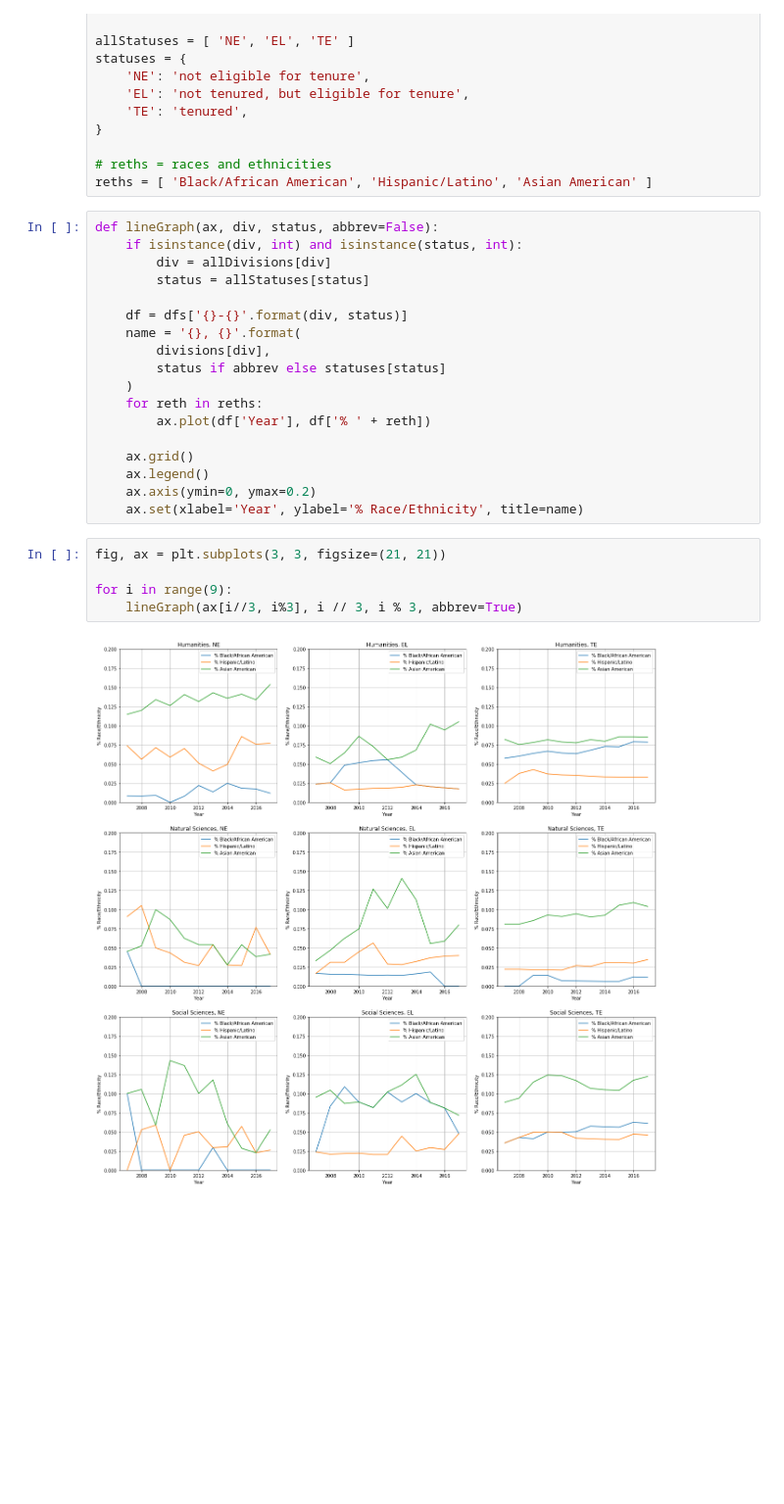
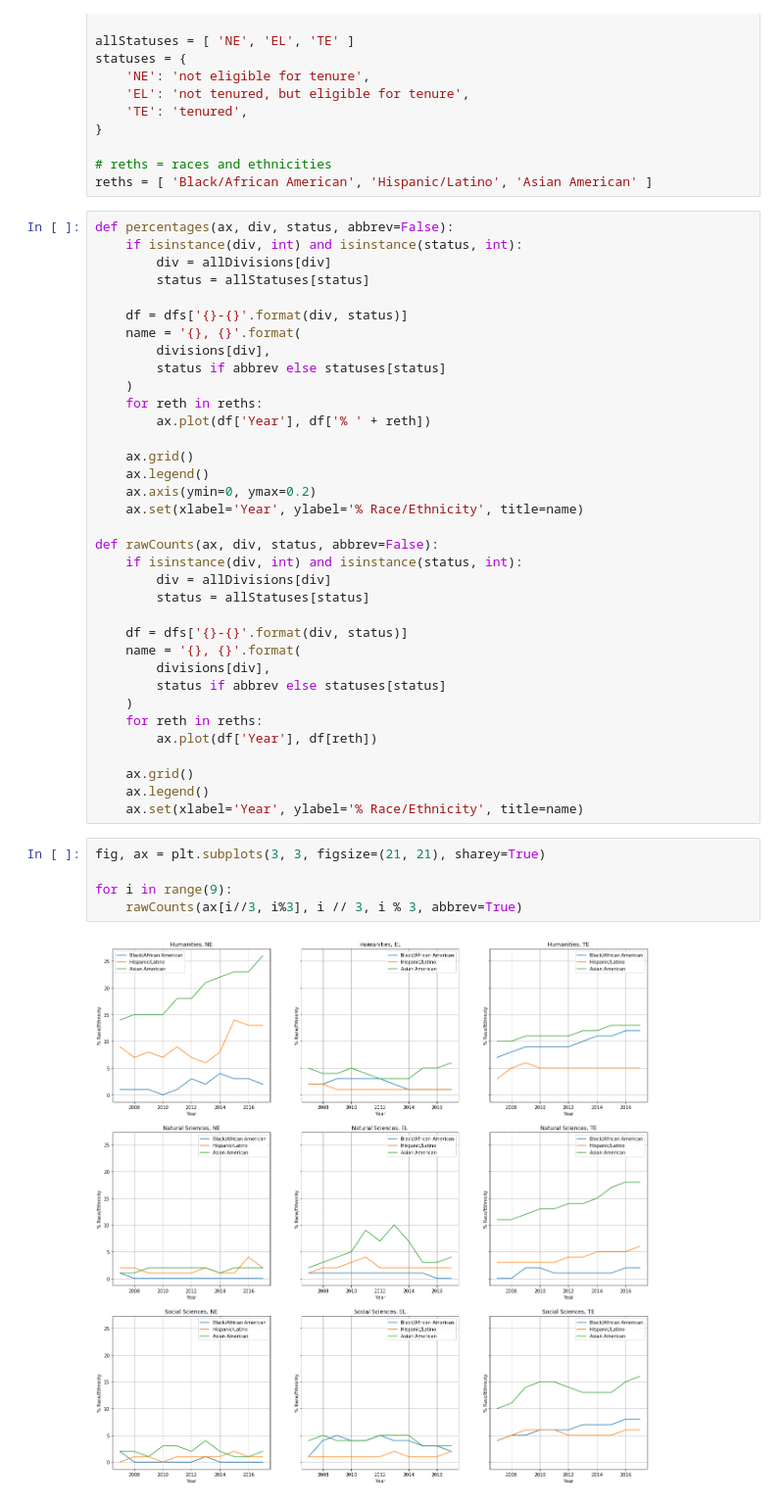
Before and after one commit to jsonkao/youdrawit-tenure, a Jupyter notebook: notebooks/race-ethnicity.ipynb, the cells around one changed output. Shown at 98% size. Cells and saved outputs as stored; diff of their text form; blank space fills up the shorter version.

Commit message:
counts

```diff
--- a/notebooks/race-ethnicity.ipynb
+++ b/notebooks/race-ethnicity.ipynb
@@ -31,7 +31,7 @@ statuses = {
 # reths = races and ethnicities
 reths = [ 'Black/African American', 'Hispanic/Latino', 'Asian American' ]
 # %%
-def lineGraph(ax, div, status, abbrev=False):
+def percentages(ax, div, status, abbrev=False):
     if isinstance(div, int) and isinstance(status, int):
         div = allDivisions[div]
         status = allStatuses[status]
@@ -48,10 +48,27 @@ def lineGraph(ax, div, status, abbrev=False):
     ax.legend()
     ax.axis(ymin=0, ymax=0.2)
     ax.set(xlabel='Year', ylabel='% Race/Ethnicity', title=name)
+
+def rawCounts(ax, div, status, abbrev=False):
+    if isinstance(div, int) and isinstance(status, int):
+        div = allDivisions[div]
+        status = allStatuses[status]
+
+    df = dfs['{}-{}'.format(div, status)]
+    name = '{}, {}'.format(
+        divisions[div],
+        status if abbrev else statuses[status]
+    )
+    for reth in reths:
+        ax.plot(df['Year'], df[reth])
+
+    ax.grid()
+    ax.legend()
+    ax.set(xlabel='Year', ylabel='% Race/Ethnicity', title=name)
 # %%
-fig, ax = plt.subplots(3, 3, figsize=(21, 21))
+fig, ax = plt.subplots(3, 3, figsize=(21, 21), sharey=True)
 
 for i in range(9):
-    lineGraph(ax[i//3, i%3], i // 3, i % 3, abbrev=True)
+    rawCounts(ax[i//3, i%3], i // 3, i % 3, abbrev=True)
 # %% [output]
-[figure, old version]
+[figure, new version]
```
